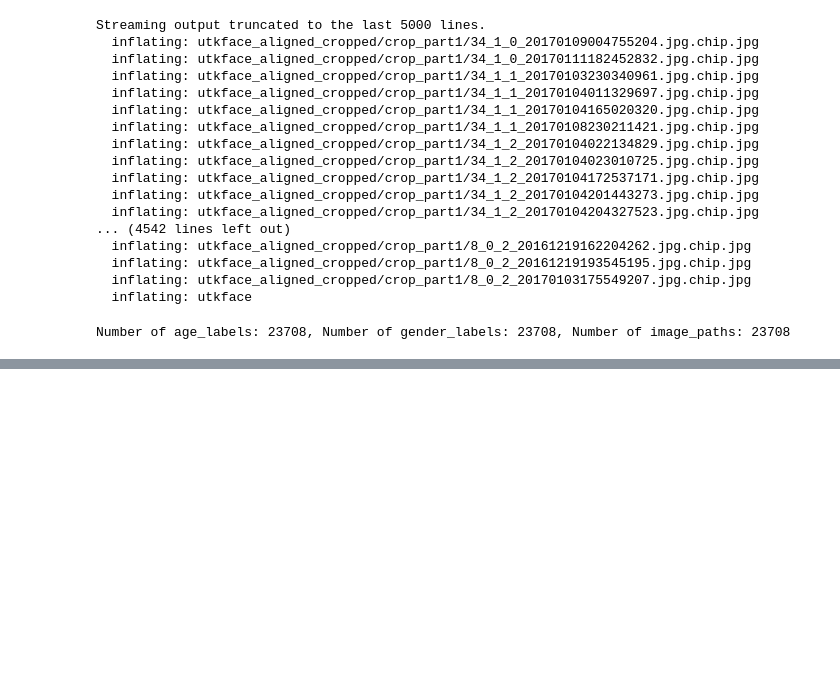
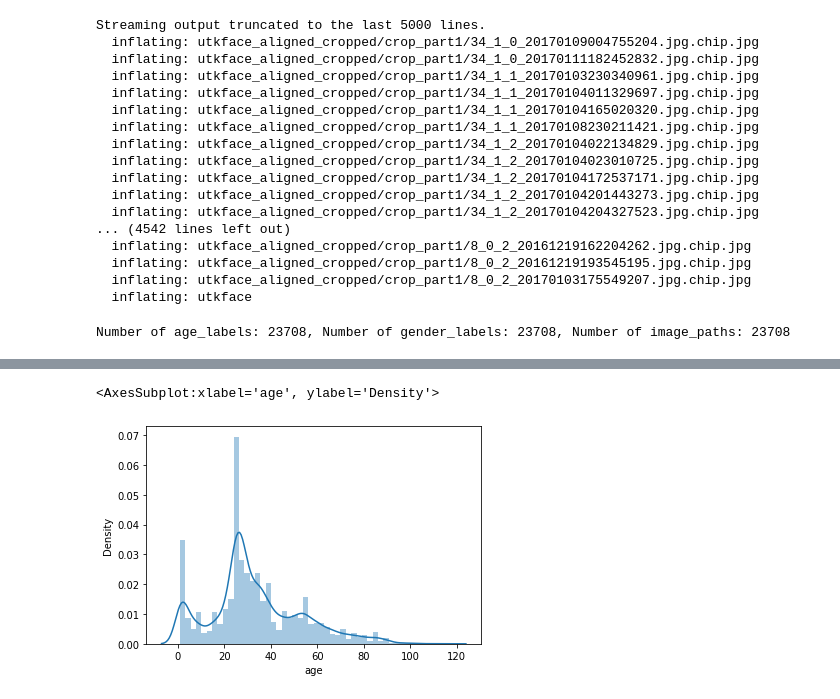
Before and after one commit to ammarlodhi255/codeclause_projects, a Jupyter notebook: Age and Gender Detection System/age_gender_detection.ipynb, the cells around one changed output, grey strips where cells are left out. Drawn from its saved outputs; the diff is of its cells as text; code cells hidden in the pictures; blank space fills up the shorter version.

```diff
--- a/Age and Gender Detection System/age_gender_detection.ipynb
+++ b/Age and Gender Detection System/age_gender_detection.ipynb
@@ -62,0 +96,6 @@ Number of age_labels: 23708, Number of gender_labels: 23708, Number of image_pat
+# %%
+ # Age distribution
+ sns.distplot(df['age'])
+# %% [output]
+<AxesSubplot:xlabel='age', ylabel='Density'>
+[figure, added]
```
Also changed, not shown: parts of 8 cells of this notebook.
